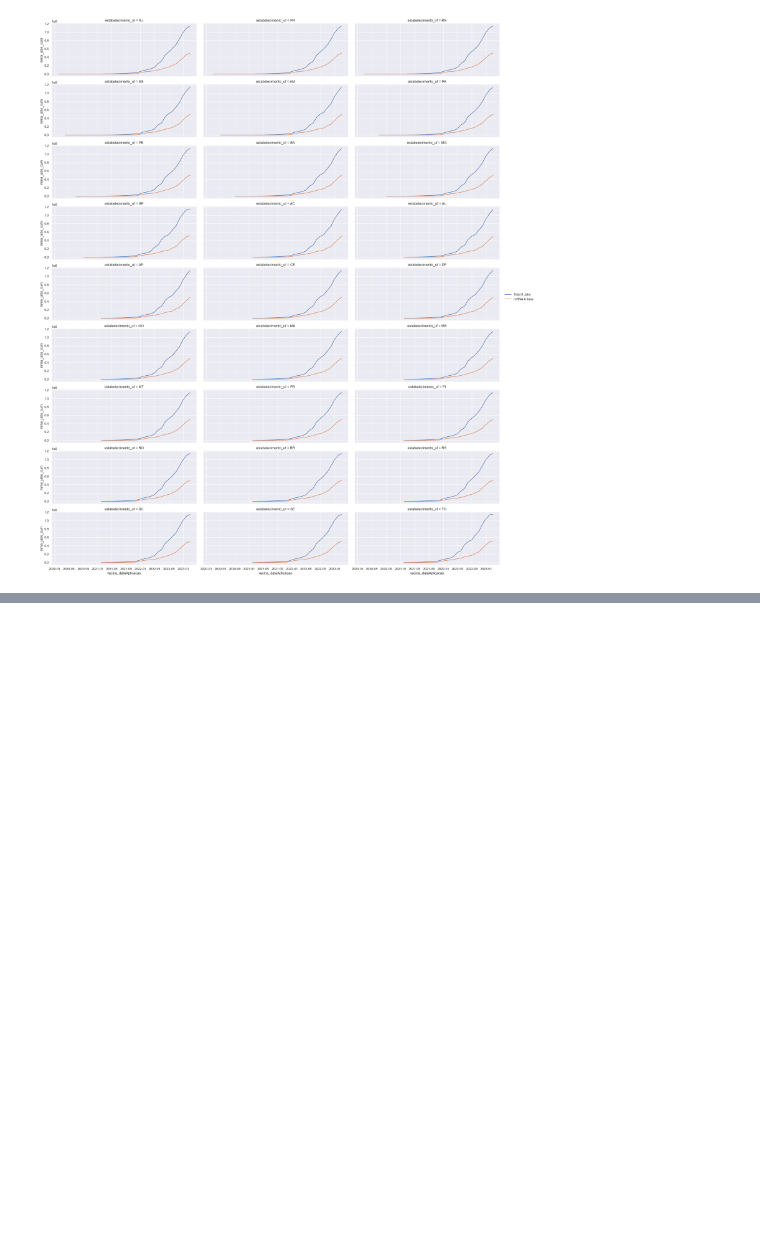
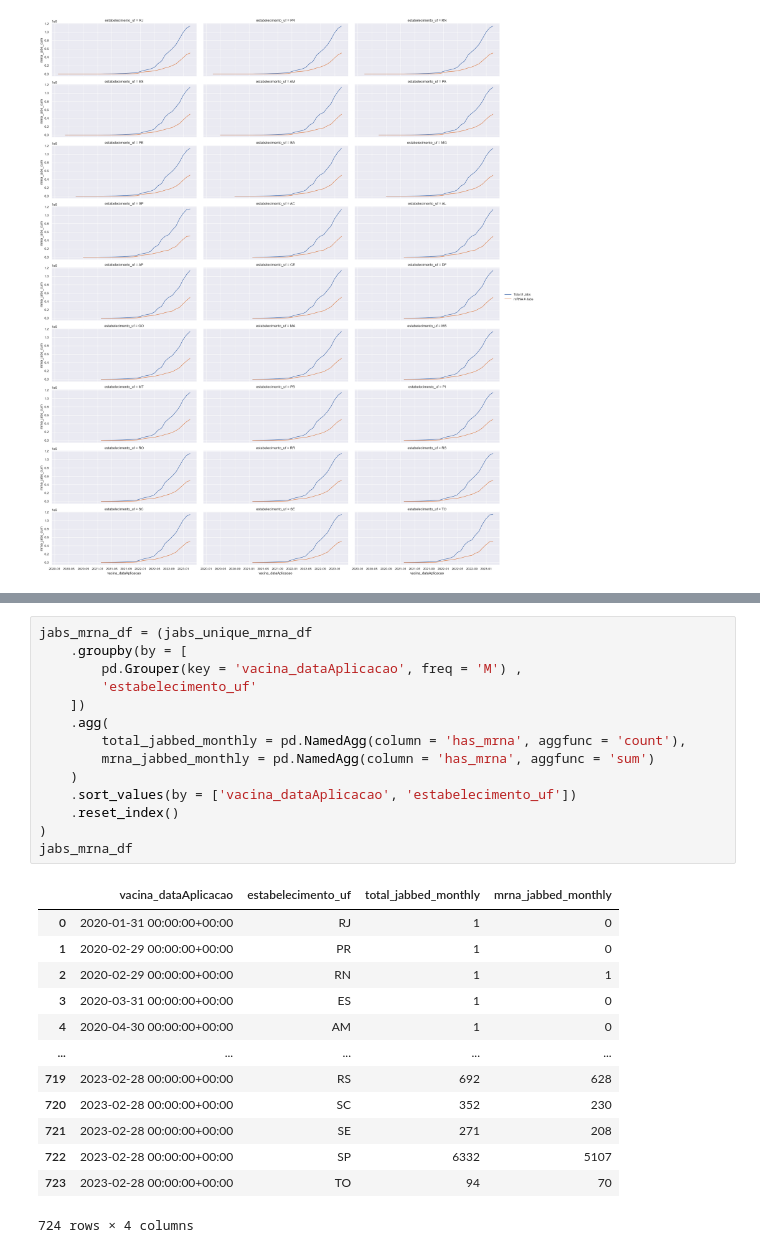
Before and after one commit to flimao/covidjab_analyses, a Jupyter notebook: covidjab_natality/notebooks/01-flimao-extract-jab-data.ipynb, the cells around one changed output, grey strips where cells are left out. Drawn from its saved outputs; the diff is of its cells as text; blank space fills up the shorter version.

```diff
--- a/covidjab_natality/notebooks/01-flimao-extract-jab-data.ipynb
+++ b/covidjab_natality/notebooks/01-flimao-extract-jab-data.ipynb
@@ -359,0 +421,28 @@ facetgrid.add_legend()
+# %%
+jabs_mrna_df = (jabs_unique_mrna_df
+    .groupby(by = [
+        pd.Grouper(key = 'vacina_dataAplicacao', freq = 'M') ,
+        'estabelecimento_uf'
+    ])
+    .agg(
+        total_jabbed_monthly = pd.NamedAgg(column = 'has_mrna', aggfunc = 'count'),
+        mrna_jabbed_monthly = pd.NamedAgg(column = 'has_mrna', aggfunc = 'sum')
+    )
+    .sort_values(by = ['vacina_dataAplicacao', 'estabelecimento_uf'])
+    .reset_index()
+)
+jabs_mrna_df
+# %% [output]
+|  | vacina_dataAplicacao | estabelecimento_uf | total_jabbed_monthly | mrna_jabbed_monthly |
+| 0 | 2020-01-31 00:00:00+00:00 | RJ | 1 | 0 |
+| 1 | 2020-02-29 00:00:00+00:00 | PR | 1 | 0 |
+| 2 | 2020-02-29 00:00:00+00:00 | RN | 1 | 1 |
+| 3 | 2020-03-31 00:00:00+00:00 | ES | 1 | 0 |
+| 4 | 2020-04-30 00:00:00+00:00 | AM | 1 | 0 |
+| ... | ... | ... | ... | ... |
+| 719 | 2023-02-28 00:00:00+00:00 | RS | 692 | 628 |
+| 720 | 2023-02-28 00:00:00+00:00 | SC | 352 | 230 |
+| 721 | 2023-02-28 00:00:00+00:00 | SE | 271 | 208 |
+| 722 | 2023-02-28 00:00:00+00:00 | SP | 6332 | 5107 |
+| 723 | 2023-02-28 00:00:00+00:00 | TO | 94 | 70 |
+724 rows × 4 columns
```
Also changed, not shown: parts of 15 cells of this notebook.
